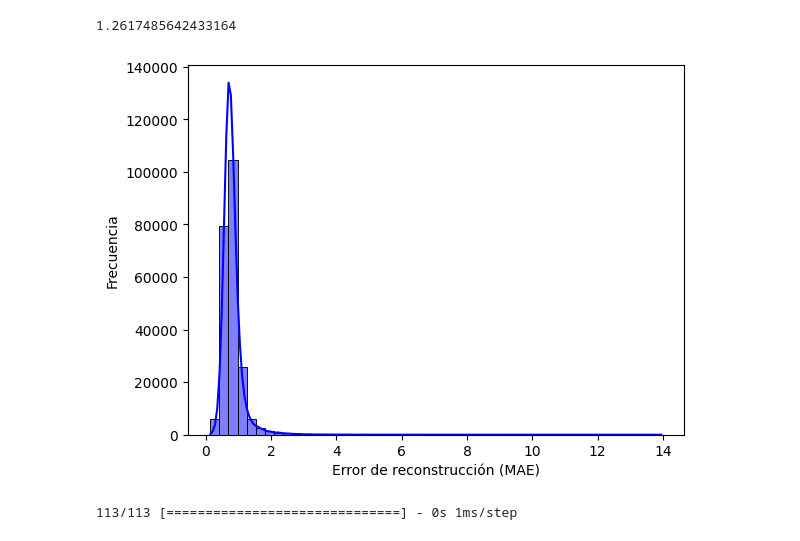
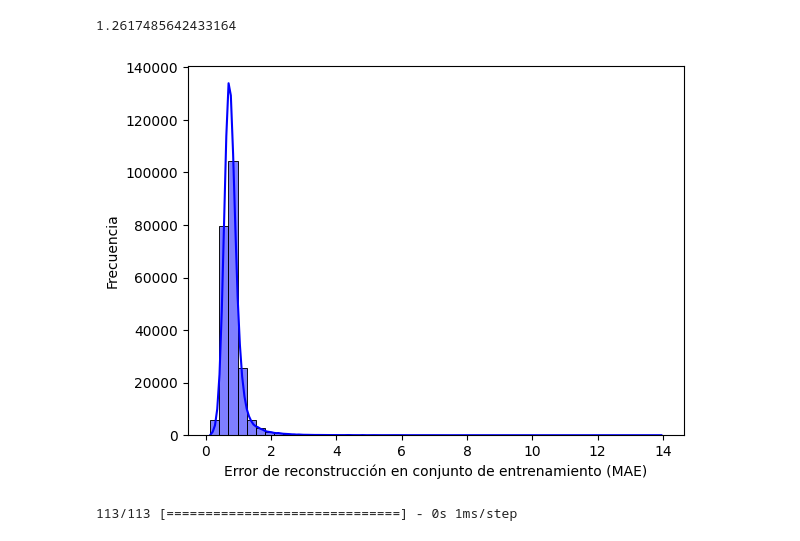
Before and after one commit to diesn97/MDL2501, a Jupyter notebook: Reto 5/Reto_5_MDL2501.ipynb, the cells around one changed output. Saved outputs shown, nothing was run; the diff lists cells and outputs as text; code cells hidden in the pictures.

```diff
--- a/Reto 5/Reto_5_MDL2501.ipynb
+++ b/Reto 5/Reto_5_MDL2501.ipynb
@@ -189,11 +189,11 @@ threshold
 1.2617485642433164
 # %%
 ax = sns.histplot(train_mae, bins=50, color='blue', alpha=0.5, kde=True)
-ax.set_xlabel("Error de reconstrucción (MAE)")
+ax.set_xlabel("Error de reconstrucción en conjunto de entrenamiento (MAE)")
 ax.set_ylabel("Frecuencia")
 plt.show()
 # %% [output]
-[figure, old version]
+[figure, new version]
 # %%
 X_test_pred = autoencoder.predict(test_ds)
 test_mae = np.mean(np.abs(X_test - X_test_pred), axis=1)
```
Also changed, not shown: parts of 1 cell of this notebook.
